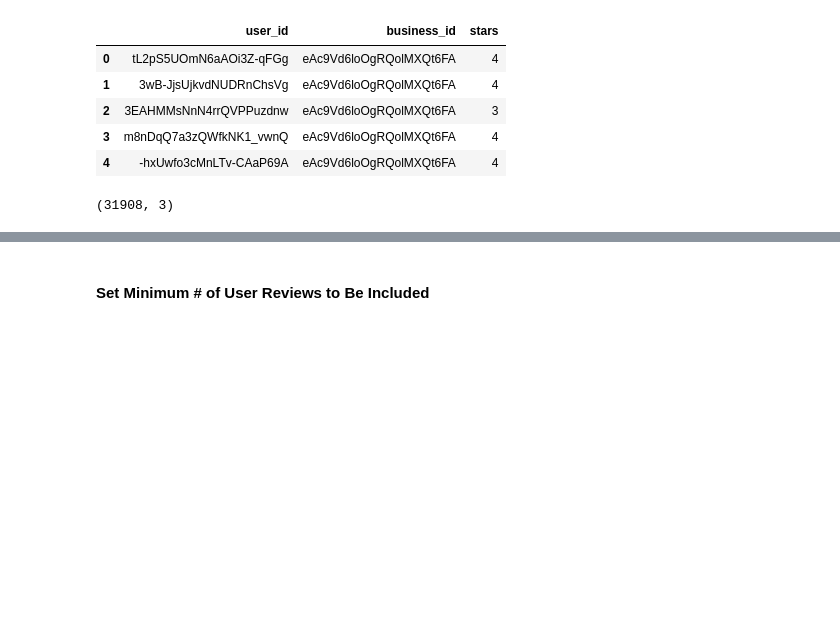
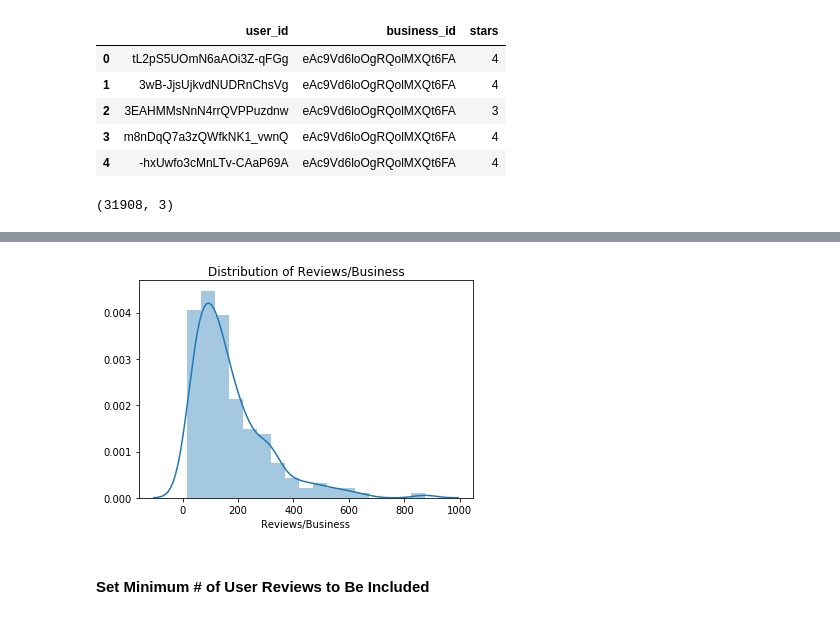
Before and after one commit to njcunningham/Yelp_Recommender, a Jupyter notebook: Recommendation_Outline.ipynb, the cells around one changed output, grey strips where cells are left out. Saved outputs shown, nothing was run; the diff lists cells and outputs as text; code cells hidden in the pictures; blank space fills up the shorter version.

```diff
--- a/Recommendation_Outline.ipynb
+++ b/Recommendation_Outline.ipynb
@@ -273,3 +278,8 @@ df.shape
+# %%
+sns.distplot(df['business_id'].value_counts(), axlabel='Reviews/Business')
+plt.title("Distribution of Reviews/Business");
+# %% [output]
+[figure, added]
 # %% [markdown]
 #### Set Minimum # of User Reviews to Be Included
 # %%
```
Also changed, not shown: parts of 5 cells of this notebook.
